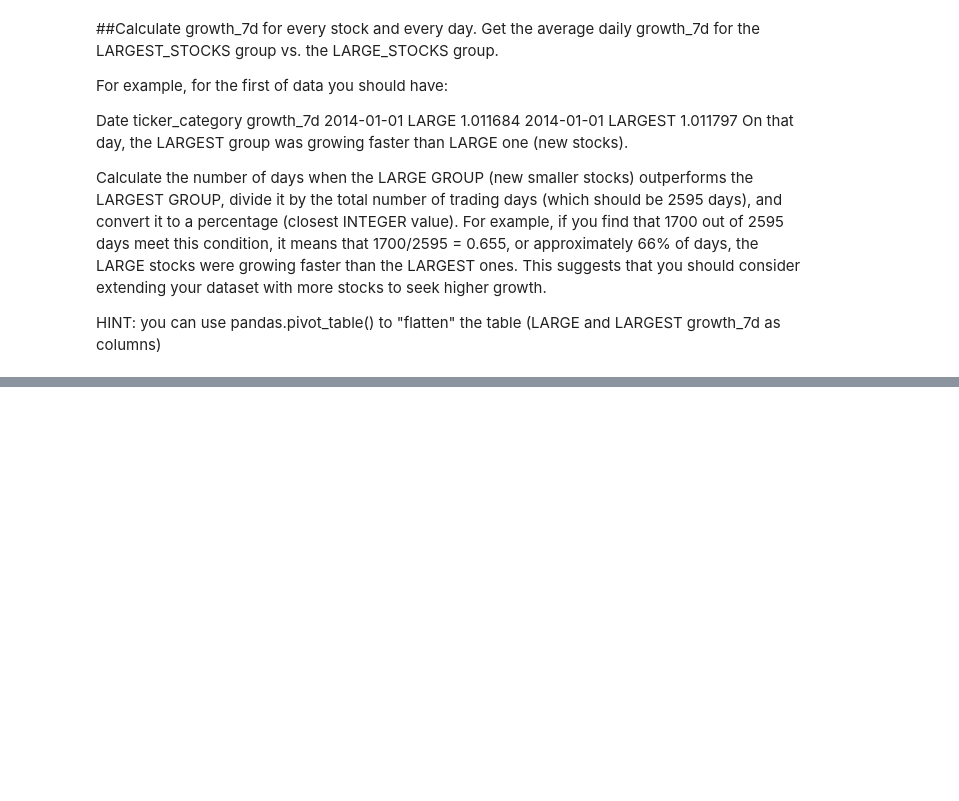
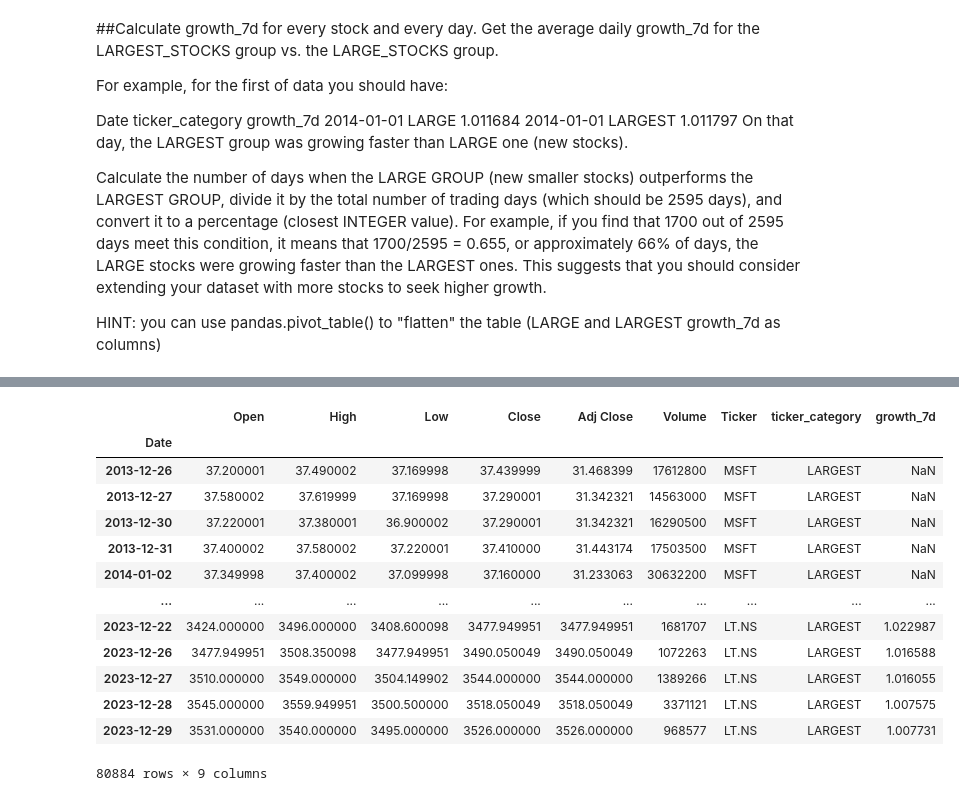
Before and after one commit to thaiphi/Stock-Markets-Analytics-2024, a Jupyter notebook: Week 2/Module_2_Homework.ipynb, the cells around one changed output, grey strips where cells are left out. Saved outputs shown, nothing was run; the diff lists cells and outputs as text; code cells hidden in the pictures; blank space fills up the shorter version.

```diff
--- a/Week 2/Module_2_Homework.ipynb
+++ b/Week 2/Module_2_Homework.ipynb
@@ -772,0 +653,31 @@ merged_df
+# %%
+import time
+
+largest_stocks_df = pd.DataFrame({'A' : []})
+# Define the start and end dates
+start_date = '2013-12-25'
+end_date = '2024-01-01'
+for i,ticker in enumerate(LARGEST_STOCKS):
+  print(i,ticker)
+
+  # Work with stock prices
+  historyPrices = yf.download(tickers = ticker,start=start_date, end=end_date,
+                     interval = "1d")
+
+  # generate features for historical prices, and what we want to predict
+  historyPrices['Ticker'] = ticker
+  historyPrices['ticker_category']= "LARGEST"
+
+  # historical returns
+  historyPrices['growth_7d'] = historyPrices['Adj Close'] / historyPrices['Adj Close'].shift(7)
+
+
+
+  # sleep 1 sec between downloads - not to overload the API server
+  time.sleep(1)
+
+
+  if largest_stocks_df.empty:
+    largest_stocks_df = historyPrices
+  else:
+    largest_stocks_df = pd.concat([largest_stocks_df, historyPrices], ignore_index=False)
@@ -772,0 +699,17 @@ merged_df
+# %%
+largest_stocks_df
+# %% [output]
+|  | Open | High | Low | Close | Adj Close | Volume | Ticker | ticker_category | growth_7d |
+| Date |  |  |  |  |  |  |  |  |  |
+| 2013-12-26 | 37.200001 | 37.490002 | 37.169998 | 37.439999 | 31.468399 | 17612800 | MSFT | LARGEST | NaN |
+| 2013-12-27 | 37.580002 | 37.619999 | 37.169998 | 37.290001 | 31.342321 | 14563000 | MSFT | LARGEST | NaN |
+| 2013-12-30 | 37.220001 | 37.380001 | 36.900002 | 37.290001 | 31.342321 | 16290500 | MSFT | LARGEST | NaN |
+| 2013-12-31 | 37.400002 | 37.580002 | 37.220001 | 37.410000 | 31.443174 | 17503500 | MSFT | LARGEST | NaN |
+| 2014-01-02 | 37.349998 | 37.400002 | 37.099998 | 37.160000 | 31.233063 | 30632200 | MSFT | LARGEST | NaN |
+| ... | ... | ... | ... | ... | ... | ... | ... | ... | ... |
+| 2023-12-22 | 3424.000000 | 3496.000000 | 3408.600098 | 3477.949951 | 3477.949951 | 1681707 | LT.NS | LARGEST | 1.022987 |
+| 2023-12-26 | 3477.949951 | 3508.350098 | 3477.949951 | 3490.050049 | 3490.050049 | 1072263 | LT.NS | LARGEST | 1.016588 |
+| 2023-12-27 | 3510.000000 | 3549.000000 | 3504.149902 | 3544.000000 | 3544.000000 | 1389266 | LT.NS | LARGEST | 1.016055 |
+| 2023-12-28 | 3545.000000 | 3559.949951 | 3500.500000 | 3518.050049 | 3518.050049 | 3371121 | LT.NS | LARGEST | 1.007575 |
+| 2023-12-29 | 3531.000000 | 3540.000000 | 3495.000000 | 3526.000000 | 3526.000000 | 968577 | LT.NS | LARGEST | 1.007731 |
+80884 rows × 9 columns
```
Also changed, not shown: parts of 30 cells of this notebook.
